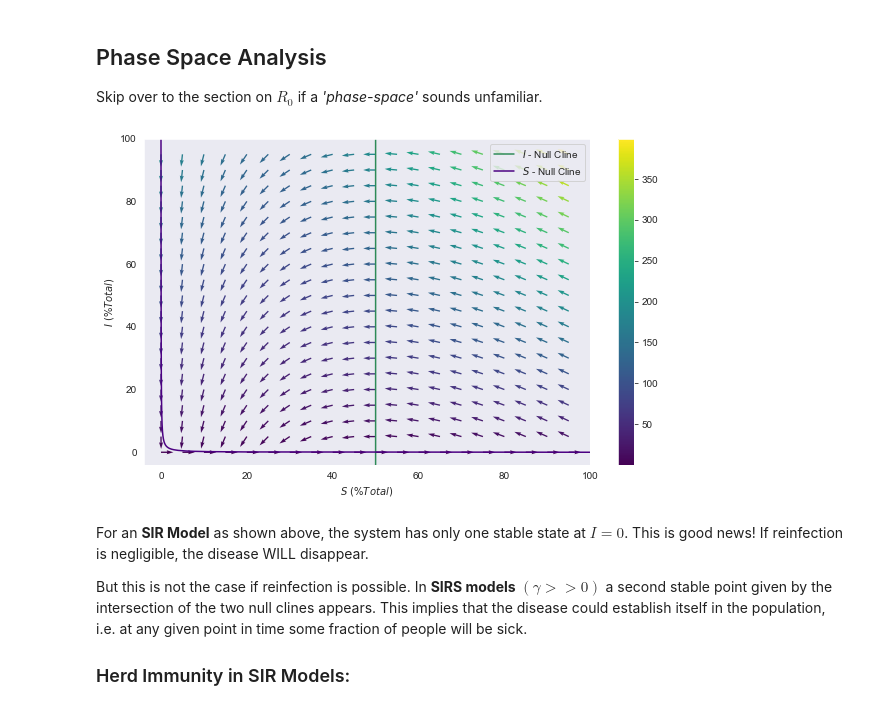
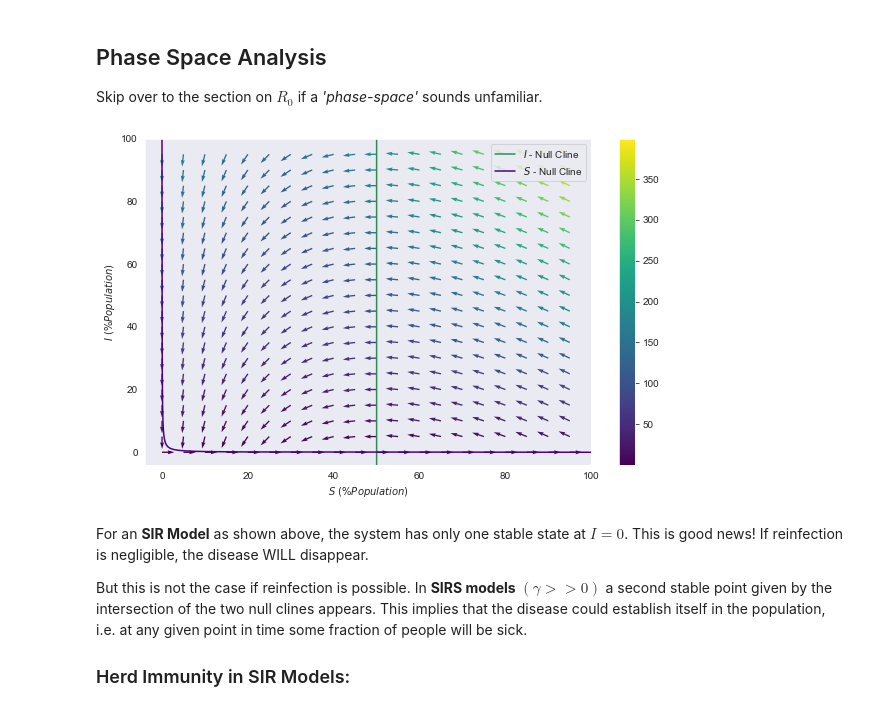
Before and after one commit to shivChitinous/pandem-onion, a Jupyter notebook: SIRS_Model_of_Epidemic_Spread.ipynb, the cells around one changed output. Drawn from its saved outputs; the diff is of its cells as text; code cells hidden in the pictures.

```diff
--- a/SIRS_Model_of_Epidemic_Spread.ipynb
+++ b/SIRS_Model_of_Epidemic_Spread.ipynb
@@ -150,26 +145,25 @@ Skip over to the section on $R_{0}$ if a _'phase-space'_ sounds unfamiliar.
 ax_max = N
 sp = N/20
 # %%
-# HIDDEN
 sns.set_style('dark')
 
 plt.figure(figsize=(10,6))
-plt.xlabel('$S\ (\% Total)$'); plt.ylabel('$I\ (\% Total)$')
+plt.xlabel('$S\ (\% Population)$'); plt.ylabel('$I\ (\% Population)$')
 
 y_1 = np.arange(-N/10,ax_max); x_1 = (c/b)*np.ones(np.size(y_1))
 y_2 = np.arange(-N/10,ax_max); x_2 = d*(N-y_2)/(b*y_2 + d)
 y_2 = y_2[x_2>0]; x_2 = x_2[x_2>0]
 
 plt.plot(x_1/N*1e2,y_1/N*1e2,'-', color = 'seagreen')
 plt.plot(x_2/N*1e2,y_2/N*1e2,'-', color = 'indigo')
 
 U,V,X,Y,C = ni.vectorize(F,G,ax_max,sp)
 Q = plt.quiver(X/N*1e2,Y/N*1e2,U,V,C,cmap = 'viridis')
 plt.ylim(-4, ax_max/N*1e2); plt.xlim(-4,ax_max/N*1e2)
 plt.legend(['$I$ - Null Cline', '$S$ - Null Cline'])
 plt.colorbar(); sns.set_style('whitegrid')
 # %% [output]
-[figure, old version]
+[figure, new version]
 # %% [markdown]
 For an __SIR Model__ as shown above, the system has only one stable state at $I = 0$. This is good news! If reinfection is negligible, the disease WILL disappear.
 
```
Also changed, not shown: parts of 7 cells of this notebook.
